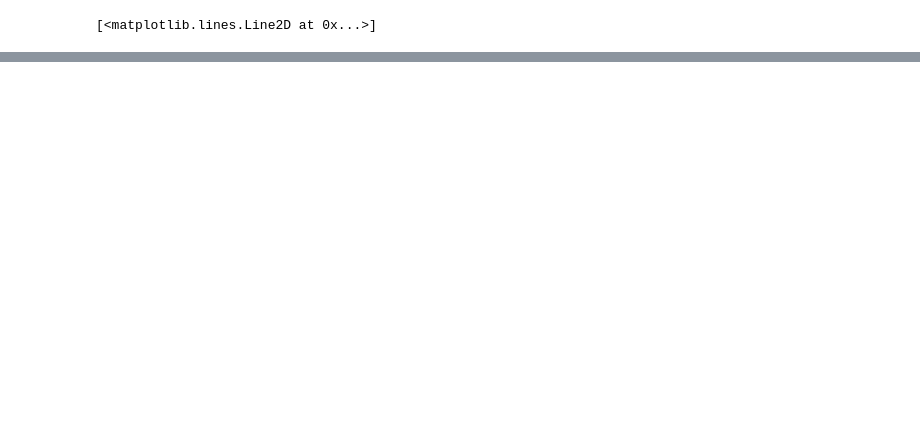
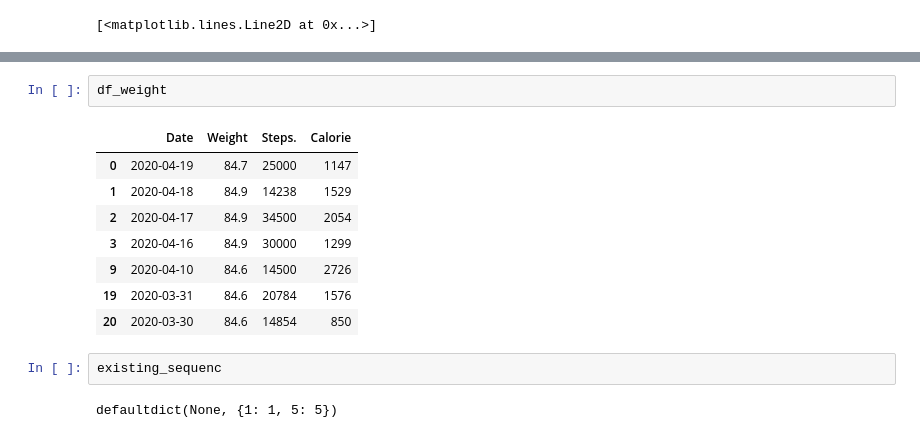
Before and after one commit to gwillig/foodwatch, a Jupyter notebook: analysis/Untitled.ipynb, the cells around one changed output, grey strips where cells are left out. Drawn from its saved outputs; the diff is of its cells as text; blank space fills up the shorter version.

```diff
--- a/analysis/Untitled.ipynb
+++ b/analysis/Untitled.ipynb
@@ -367,0 +390,15 @@ plt.plot(df_finish["w_date_date"],df_finish["w_weight_int"])
+# %%
+df_weight
+# %% [output]
+|  | Date | Weight | Steps. | Calorie |
+| 0 | 2020-04-19 | 84.7 | 25000 | 1147 |
+| 1 | 2020-04-18 | 84.9 | 14238 | 1529 |
+| 2 | 2020-04-17 | 84.9 | 34500 | 2054 |
+| 3 | 2020-04-16 | 84.9 | 30000 | 1299 |
+| 9 | 2020-04-10 | 84.6 | 14500 | 2726 |
+| 19 | 2020-03-31 | 84.6 | 20784 | 1576 |
+| 20 | 2020-03-30 | 84.6 | 14854 | 850 |
+# %%
+existing_sequenc
+# %% [output]
+defaultdict(None, {1: 1, 5: 5})
```
Also changed, not shown: parts of 10 cells of this notebook, 2 other files.
